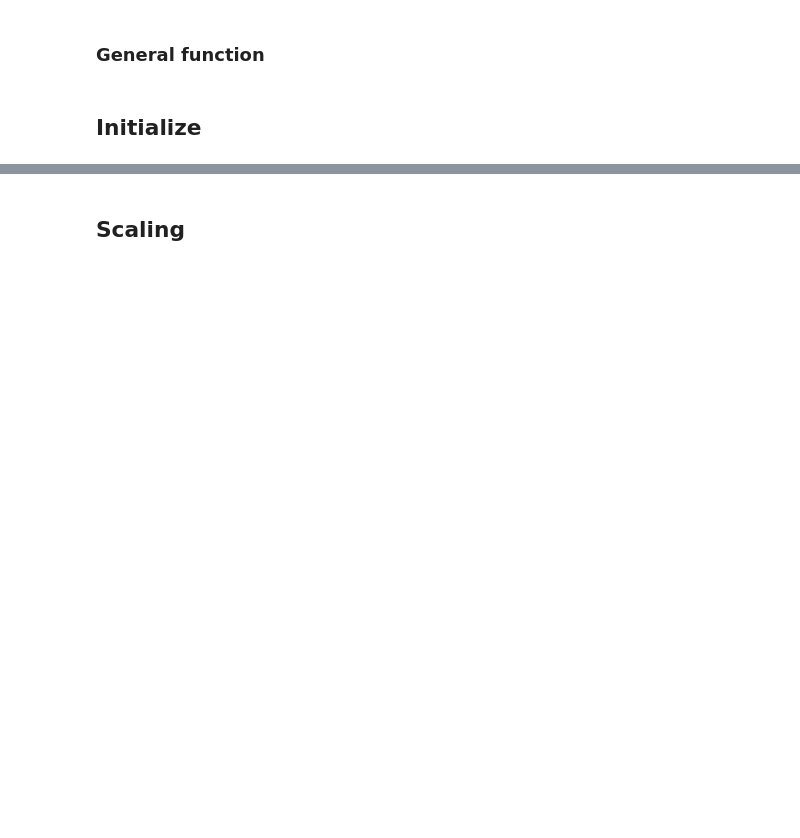
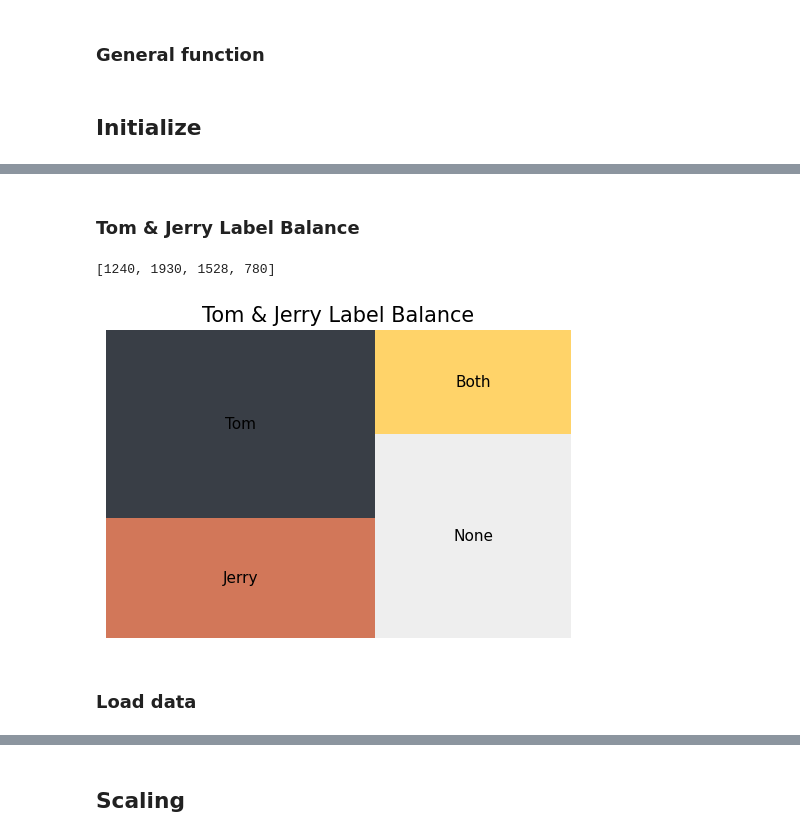
Before and after one commit to Gaoux/image-classification, a Jupyter notebook: Image_Classification.ipynb, the cells around one changed output, grey strips where cells are left out. Drawn from its saved outputs; the diff is of its cells as text; code cells hidden in the pictures; blank space fills up the shorter version.

```diff
--- a/Image_Classification.ipynb
+++ b/Image_Classification.ipynb
@@ -209,20 +40,0 @@ if not do_testing:
-# %%
-if not do_testing:
-    data_test_dir = os.path.join(data_dir, 'test')
-    for label, subfolder in enumerate(subfolders):
-        folder_path = os.path.join(data_test_dir, subfolder)
-        image_files = os.listdir(folder_path)
-        for image_file in image_files:
-            image_path = os.path.join(folder_path, image_file)
-            try:
-                image_info = extract_features(image_path)
-                # Add image info and label to lists
-                data_.append(image_info)
-                labels_.append(label)
-            except Exception as e:
-                print(f"Error processing {image_path}: {e}")
-    # Create a DataFrame
-    df_test = pd.DataFrame(data_)
-    # Add 'Label' column
-    df_test['Label'] = labels_
-    df_test
@@ -274,0 +41,32 @@ df_train_filtered
+# %%
+data_dir = './kaggle/input/tom_and_jerry/tom_and_jerry'
+image_size = (224, 224)
+
+data = []
+labels = []
+
+
+subfolders = ['jerry', 'tom', 'tom_jerry_0', 'tom_jerry_1']
+
+label_categories = ["Jerry","Tom","None","Both"]
+# %% [markdown]
+### Tom & Jerry Label Balance
+# %%
+# Get the number of images for each class
+image_counts = [len(os.listdir(os.path.join(data_dir, label))) for label in subfolders]
+
+# Create a squarify plot of the class distribution
+fig = plt.subplots(figsize = (6, 4))
+# jerry, tom, none, both
+colors = [ '#d27759','#393E46', '#EEEEEE',  '#FFD369']
+
+squarify.plot(image_counts, label = label_categories, color = colors, text_kwargs = {"fontsize": 11})
+
+plt.title("Tom & Jerry Label Balance", fontsize = 15)
+plt.axis("off")
+image_counts
+# %% [output]
+[1240, 1930, 1528, 780]
+[figure, added]
+# %% [markdown]
+### Load data
```
Also changed, not shown: parts of 66 cells of this notebook, 6 other files.
